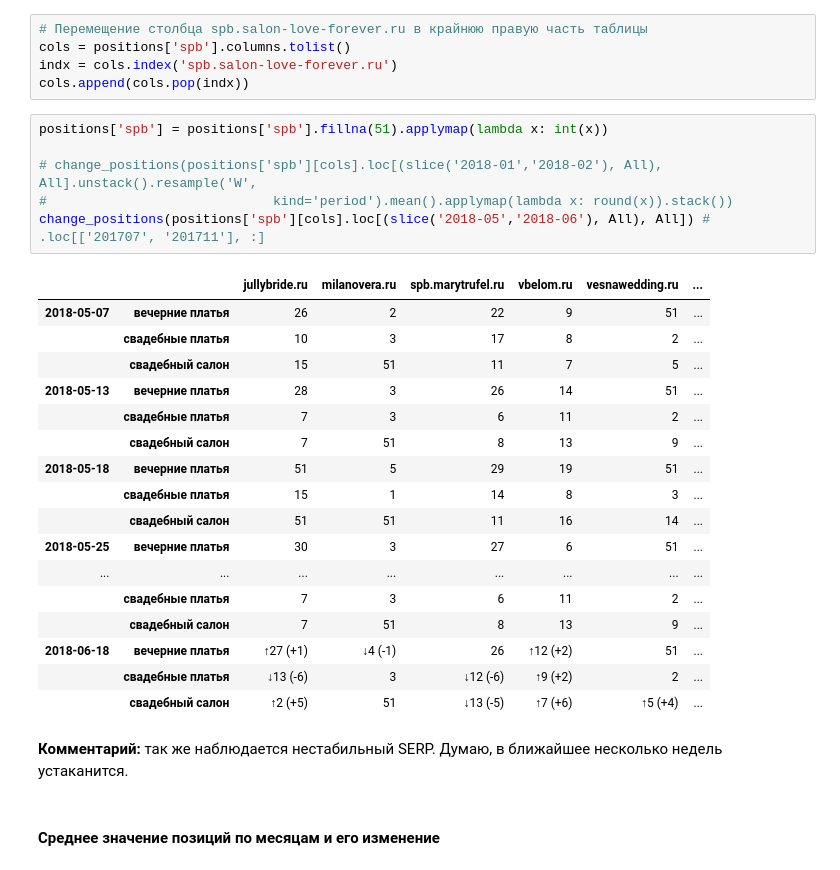
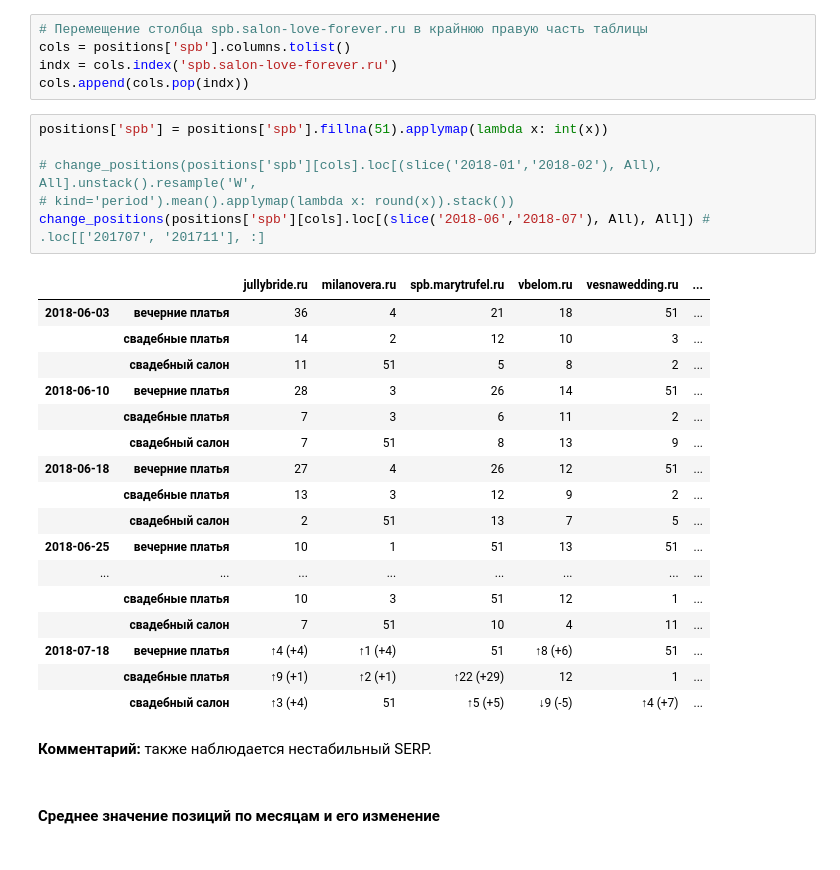
Before and after one commit to salon-love-forever/reports, a Jupyter notebook: salon-love-forever.ru.ipynb, the cells around one changed output. Cells and saved outputs as stored; diff of their text form.

```diff
--- a/salon-love-forever.ru.ipynb
+++ b/salon-love-forever.ru.ipynb
@@ -253,29 +252,29 @@ cols.append(cols.pop(indx))
 # %%
 positions['spb'] = positions['spb'].fillna(51).applymap(lambda x: int(x))
 
 # change_positions(positions['spb'][cols].loc[(slice('2018-01','2018-02'), All), All].unstack().resample('W',
-#                             kind='period').mean().applymap(lambda x: round(x)).stack())
-change_positions(positions['spb'][cols].loc[(slice('2018-05','2018-06'), All), All]) # .loc[['201707', '201711'], :]
+# kind='period').mean().applymap(lambda x: round(x)).stack())
+change_positions(positions['spb'][cols].loc[(slice('2018-06','2018-07'), All), All]) # .loc[['201707', '201711'], :]
 # %% [output]
 |  |  | jullybride.ru | milanovera.ru | spb.marytrufel.ru | vbelom.ru | vesnawedding.ru | ... |
-| 2018-05-07 | вечерние платья | 26 | 2 | 22 | 9 | 51 | ... |
-|  | свадебные платья | 10 | 3 | 17 | 8 | 2 | ... |
-|  | свадебный салон | 15 | 51 | 11 | 7 | 5 | ... |
-| 2018-05-13 | вечерние платья | 28 | 3 | 26 | 14 | 51 | ... |
+| 2018-06-03 | вечерние платья | 36 | 4 | 21 | 18 | 51 | ... |
+|  | свадебные платья | 14 | 2 | 12 | 10 | 3 | ... |
+|  | свадебный салон | 11 | 51 | 5 | 8 | 2 | ... |
+| 2018-06-10 | вечерние платья | 28 | 3 | 26 | 14 | 51 | ... |
 |  | свадебные платья | 7 | 3 | 6 | 11 | 2 | ... |
 |  | свадебный салон | 7 | 51 | 8 | 13 | 9 | ... |
-| 2018-05-18 | вечерние платья | 51 | 5 | 29 | 19 | 51 | ... |
-|  | свадебные платья | 15 | 1 | 14 | 8 | 3 | ... |
-|  | свадебный салон | 51 | 51 | 11 | 16 | 14 | ... |
-| 2018-05-25 | вечерние платья | 30 | 3 | 27 | 6 | 51 | ... |
+| 2018-06-18 | вечерние платья | 27 | 4 | 26 | 12 | 51 | ... |
+|  | свадебные платья | 13 | 3 | 12 | 9 | 2 | ... |
+|  | свадебный салон | 2 | 51 | 13 | 7 | 5 | ... |
+| 2018-06-25 | вечерние платья | 10 | 1 | 51 | 13 | 51 | ... |
 | ... | ... | ... | ... | ... | ... | ... | ... |
-|  | свадебные платья | 7 | 3 | 6 | 11 | 2 | ... |
-|  | свадебный салон | 7 | 51 | 8 | 13 | 9 | ... |
-| 2018-06-18 | вечерние платья | ↑27 (+1) | ↓4 (-1) | 26 | ↑12 (+2) | 51 | ... |
-|  | свадебные платья | ↓13 (-6) | 3 | ↓12 (-6) | ↑9 (+2) | 2 | ... |
-|  | свадебный салон | ↑2 (+5) | 51 | ↓13 (-5) | ↑7 (+6) | ↑5 (+4) | ... |
+|  | свадебные платья | 10 | 3 | 51 | 12 | 1 | ... |
+|  | свадебный салон | 7 | 51 | 10 | 4 | 11 | ... |
+| 2018-07-18 | вечерние платья | ↑4 (+4) | ↑1 (+4) | 51 | ↑8 (+6) | 51 | ... |
+|  | свадебные платья | ↑9 (+1) | ↑2 (+1) | ↑22 (+29) | 12 | 1 | ... |
+|  | свадебный салон | ↑3 (+4) | 51 | ↑5 (+5) | ↓9 (-5) | ↑4 (+7) | ... |
 # %% [markdown]
-**Комментарий:** так же наблюдается нестабильный SERP. Думаю, в ближайшее несколько недель устаканится.
+**Комментарий:** также наблюдается нестабильный SERP.
 # %% [markdown]
 #### Среднее значение позиций по месяцам и его изменение
 # %%
```
Also changed, not shown: parts of 15 cells of this notebook.
